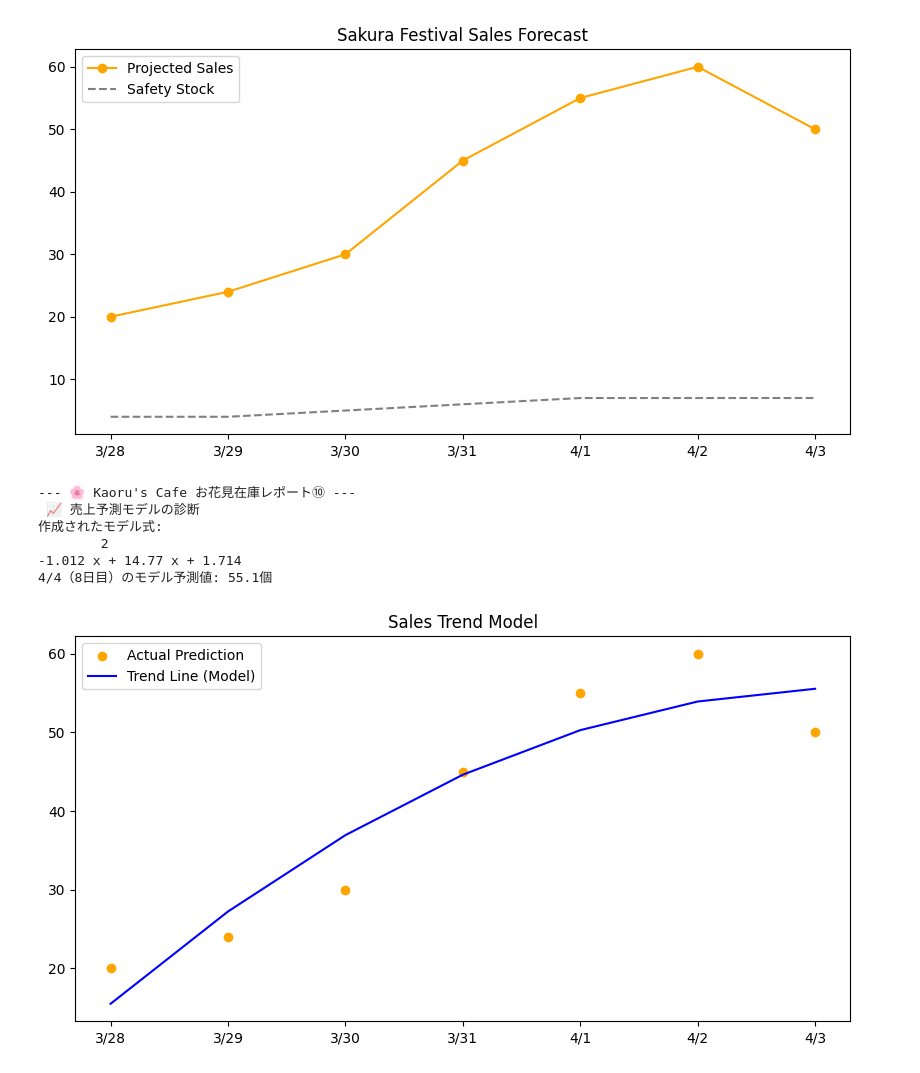
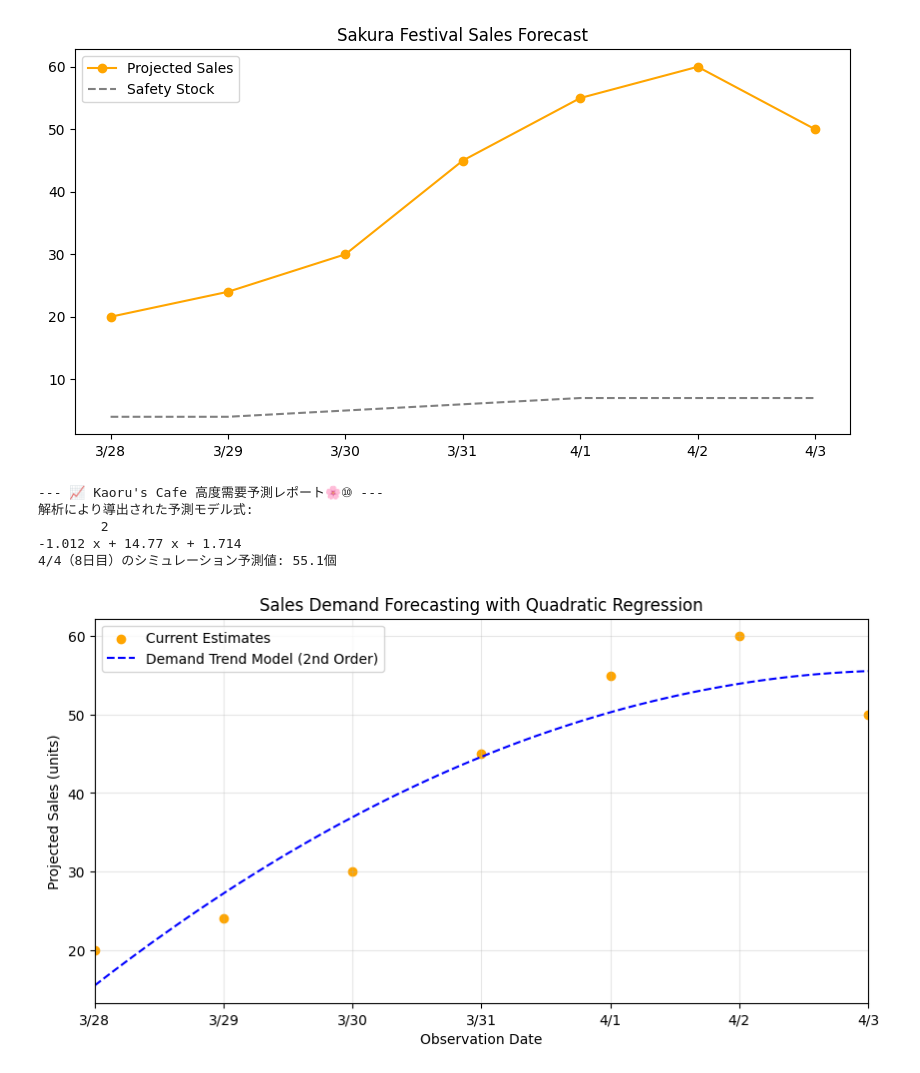
Before and after one commit to kaoru1018/cafe-forecast, a Jupyter notebook: Cafe経営レポート.ipynb, the cells around one changed output. Cells and saved outputs as stored; diff of their text form; code cells hidden in the pictures.

```diff
--- a/Cafe経営レポート.ipynb
+++ b/Cafe経営レポート.ipynb
@@ -417,44 +417,64 @@ plt.show()
 # %%
 #Kaoru's Cafe 経営レポート⑩
 #2次多項式回帰を用いたカフェの売上推移予測モデル
 #7日間の売上げデータから、8日目(4/4)の来客数・売上げを予測するシミュレーションを作ってみた！
 #「単なる右肩上がりの予測ではなく、2次多項式回帰を用いることで、開店初期の勢いやトレンドの変化をより正確に捉えることに挑戦しました。
 #4/4の目標値設定の根拠として活用しています。」
 
 import numpy as np
 import pandas as pd
-import matplotlib.pyplot as plt # グラフ用に追加
+import matplotlib.pyplot as plt
 
+# --- 1. データの準備 ---
+# お花見本番に向けて、後半に売上が加速する想定の予測値
 daily_sales = np.array([20, 24, 30, 45, 55, 60, 50])
 days = ['3/28', '3/29', '3/30', '3/31', '4/1', '4/2', '4/3']
-# 1. 横軸（1日目〜7日目）を数字で用意
+
+# 2. 【前処理】時間の数値化
+# 文字列の日付を計算可能な数値（1日目〜7日目）に変換し、統計解析の土台を作ります
 x = np.arange(1, 8)
 
-# 2. 【モデル作成】1次関数（直線）で売上の伸びを計算
-# np.polyfit(横軸, 縦軸, 次数)
-model_params = np.polyfit(x, daily_sales, 2) # 傾きと切片を計算
-predict_func = np.poly1d(model_params)      # 数式を作成
+# 3. 【高度な需要モデルの構築】
+# 直線（1次）ではなく、2次関数（曲線）を採用することで、
+# 単純な増加ではない「イベント直前の需要の勢い（加速）」を数式でモデル化します
+model_params = np.polyfit(x, daily_sales, 2)
+predict_func = np.poly1d(model_params) # モデルを計算可能な数式として定義
 
-# 3. モデルを使って「4/4（8日目）」の売上を予測！
+# 4. 【未来予測の実行】
+# 構築したモデルに「8日目（4/4）」を代入し、統計的根拠に基づいた予測値を算出します
 next_day_predict = predict_func(8)
 
-print(f"--- 🌸 Kaoru's Cafe お花見在庫レポート⑩ ---")
-print(f" 📈 売上予測モデルの診断 ")
-print(f"作成されたモデル式: \n{predict_func}")
-print(f"4/4（8日目）のモデル予測値: {next_day_predict:.1f}個")
+# --- 分析結果の表示 ---
+print(f"--- 📈 Kaoru's Cafe 高度需要予測レポート🌸⑩ ---")
+print(f"解析により導出された予測モデル式:\n{predict_func}")
+print(f"4/4（8日目）のシミュレーション予測値: {next_day_predict:.1f}個")
 
-# 4. グラフに「予測モデルの線」を重ねる
+# 5. 【視覚化】実測データと予測モデルの統合
 plt.figure(figsize=(10, 5))
-plt.scatter(days, daily_sales, color='orange', label='Actual Prediction') # 点
-plt.plot(days, predict_func(x), color='blue', label='Trend Line (Model)')  # モデルの線
-plt.title("Sales Trend Model")
+
+# [実測プロット] 現在の予測値を点で表示
+plt.scatter(days, daily_sales, color='orange', label='Current Estimates')
+
+# [トレンド曲線] 2次関数の滑らかな曲線を、100分割の細かい計算で正確に描写
+# プロットの起点を0（3/28）〜6（4/3）に合わせることでデータの整合性を保ちます
+x_smooth = np.linspace(1, 7, 100)
+plt.plot(np.linspace(0, 6, 100), predict_func(x_smooth),
+         color='blue', linestyle='--', label='Demand Trend Model (2nd Order)')
+
+# [表示範囲の厳密化]
+# データの始点と終点を固定し、グラフの余分な余白を排除して正確性を高めます
+plt.xlim(0, 6)
+
+plt.title("Sales Demand Forecasting with Quadratic Regression")
+plt.xlabel("Observation Date")
+plt.ylabel("Projected Sales (units)")
 plt.legend()
+plt.grid(True, alpha=0.3) # 読み取りやすさのために薄い補助線を追加
 plt.show()
 # %% [output]
---- 🌸 Kaoru's Cafe お花見在庫レポート⑩ ---
- 📈 売上予測モデルの診断
-作成されたモデル式:
+--- 📈 Kaoru's Cafe 高度需要予測レポート🌸⑩ ---
+解析により導出された予測モデル式:
         2
 -1.012 x + 14.77 x + 1.714
-4/4（8日目）のモデル予測値: 55.1個
+4/4（8日目）のシミュレーション予測値: 55.1個
-[figure, old version]
+[figure, new version]
```
